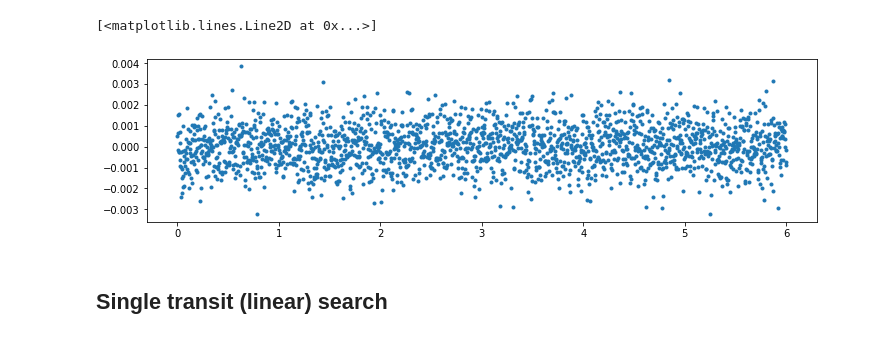
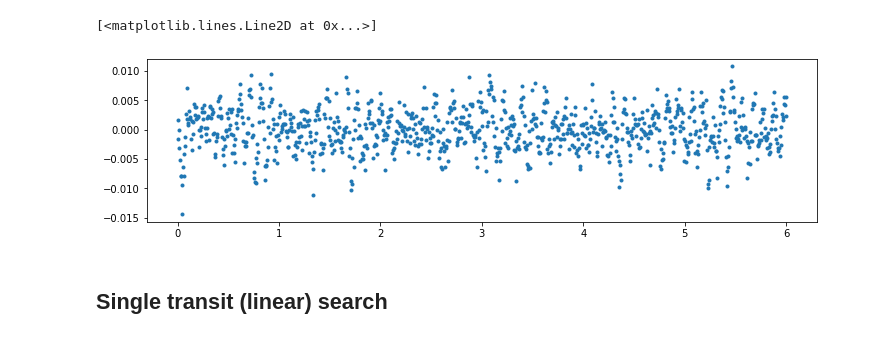
Before and after one commit to lgrcia/nuance, a Jupyter notebook: docs/notebooks/periodic_search.ipynb, the cells around one changed output. Drawn from its saved outputs; the diff is of its cells as text; code cells hidden in the pictures.

```diff
--- a/docs/notebooks/periodic_search.ipynb
+++ b/docs/notebooks/periodic_search.ipynb
@@ -8,18 +8,21 @@ import jax
 jax.config.update("jax_enable_x64", True)
 # %%
-np.random.seed(42)
-time = np.linspace(0, 6, 2000)
-diff_error = 0.001
+time = np.linspace(0, 6, 1000)
+error = 0.002
 X = np.vander(time, N=4, increasing=True)
 w = [1., 0.05, -0.2, -0.5]
-true_transit = periodic_transit(time, 0.2/4, 0.05, 0.0005, P=1.3)
-diff_flux = true_transit + np.random.normal(0., diff_error, size=len(time)) #+ X@w
+true_period = 1.3
+duration, depth = 0.05, 0.005
+true_transit = periodic_transit(time, 0.2/4, duration, depth, P=true_period)
+gp = tinygp.GaussianProcess(tinygp.kernels.quasisep.SHO(np.pi/duration, 5., depth/2), time, diag=error**2)
+vari = gp.sample(jax.random.PRNGKey(40))
+diff_flux = true_transit + vari#+ X@w
 
 plt.figure(None, (12, 3))
 plt.plot(time, diff_flux, ".")
 # %% [output]
 [<matplotlib.lines.Line2D at 0x...>]
-[figure, old version]
+[figure, new version]
 # %% [markdown]
 ## Single transit (linear) search
 # %%
```
Also changed, not shown: parts of 6 cells of this notebook, 6 other files.
